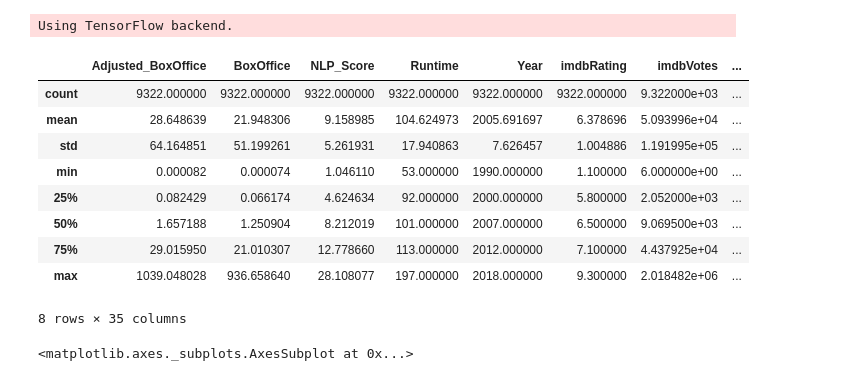
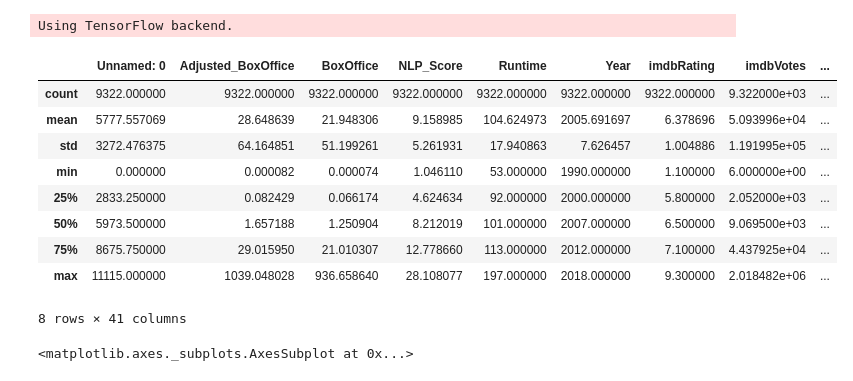
Before and after one commit to Distancs/DSGA_1001_Final, a Jupyter notebook: Model_and_Evaluation_Cat.ipynb, the cells around one changed output. Saved outputs shown, nothing was run; the diff lists cells and outputs as text; code cells hidden in the pictures.

```diff
--- a/Model_and_Evaluation_Cat.ipynb
+++ b/Model_and_Evaluation_Cat.ipynb
@@ -16,21 +16,21 @@ from sklearn.ensemble import RandomForestClassifier
 # %% [output]
 Using TensorFlow backend.
 # %%
-data = pd.read_csv('./data/data_combined.csv')
+data = pd.read_csv('./data/data_combined_budget.csv')
 data = data[(data.Runtime >= 50) & (data.Runtime <= 200) &
             (data.Year >= 1990)]
 data.describe()
 # %% [output]
-|  | Adjusted_BoxOffice | BoxOffice | NLP_Score | Runtime | Year | imdbRating | imdbVotes | ... |
-| count | 9322.000000 | 9322.000000 | 9322.000000 | 9322.000000 | 9322.000000 | 9322.000000 | 9.322000e+03 | ... |
-| mean | 28.648639 | 21.948306 | 9.158985 | 104.624973 | 2005.691697 | 6.378696 | 5.093996e+04 | ... |
-| std | 64.164851 | 51.199261 | 5.261931 | 17.940863 | 7.626457 | 1.004886 | 1.191995e+05 | ... |
-| min | 0.000082 | 0.000074 | 1.046110 | 53.000000 | 1990.000000 | 1.100000 | 6.000000e+00 | ... |
-| 25% | 0.082429 | 0.066174 | 4.624634 | 92.000000 | 2000.000000 | 5.800000 | 2.052000e+03 | ... |
-| 50% | 1.657188 | 1.250904 | 8.212019 | 101.000000 | 2007.000000 | 6.500000 | 9.069500e+03 | ... |
-| 75% | 29.015950 | 21.010307 | 12.778660 | 113.000000 | 2012.000000 | 7.100000 | 4.437925e+04 | ... |
-| max | 1039.048028 | 936.658640 | 28.108077 | 197.000000 | 2018.000000 | 9.300000 | 2.018482e+06 | ... |
+|  | Unnamed: 0 | Adjusted_BoxOffice | BoxOffice | NLP_Score | Runtime | Year | imdbRating | imdbVotes | ... |
+| count | 9322.000000 | 9322.000000 | 9322.000000 | 9322.000000 | 9322.000000 | 9322.000000 | 9322.000000 | 9.322000e+03 | ... |
+| mean | 5777.557069 | 28.648639 | 21.948306 | 9.158985 | 104.624973 | 2005.691697 | 6.378696 | 5.093996e+04 | ... |
+| std | 3272.476375 | 64.164851 | 51.199261 | 5.261931 | 17.940863 | 7.626457 | 1.004886 | 1.191995e+05 | ... |
+| min | 0.000000 | 0.000082 | 0.000074 | 1.046110 | 53.000000 | 1990.000000 | 1.100000 | 6.000000e+00 | ... |
+| 25% | 2833.250000 | 0.082429 | 0.066174 | 4.624634 | 92.000000 | 2000.000000 | 5.800000 | 2.052000e+03 | ... |
+| 50% | 5973.500000 | 1.657188 | 1.250904 | 8.212019 | 101.000000 | 2007.000000 | 6.500000 | 9.069500e+03 | ... |
+| 75% | 8675.750000 | 29.015950 | 21.010307 | 12.778660 | 113.000000 | 2012.000000 | 7.100000 | 4.437925e+04 | ... |
+| max | 11115.000000 | 1039.048028 | 936.658640 | 28.108077 | 197.000000 | 2018.000000 | 9.300000 | 2.018482e+06 | ... |
-8 rows × 35 columns
+8 rows × 41 columns
 # %%
 # transfer to category
 log_boxoffice = np.log(data['Adjusted_BoxOffice'])
```
Also changed, not shown: parts of 18 cells of this notebook.
